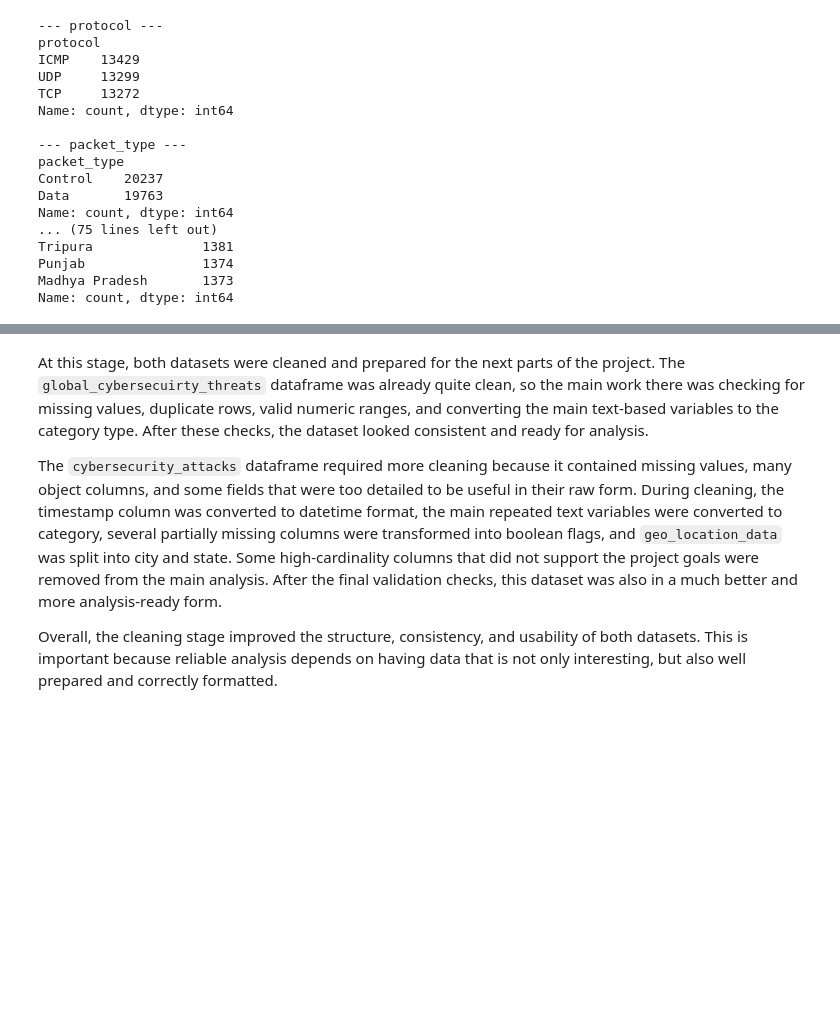
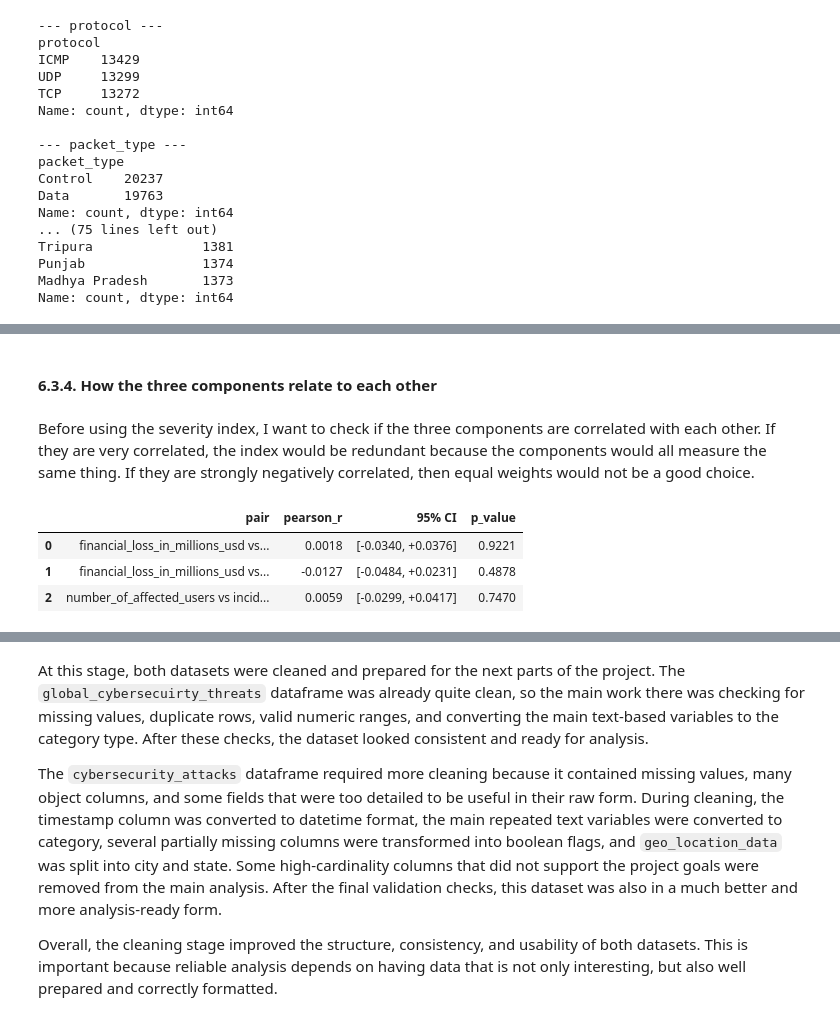
Before and after one commit to AlexanderPanagyurski/cyberattack-severity-analysis, a Jupyter notebook: Drivers of Cyberattack Severity.ipynb, the cells around one changed output, grey strips where cells are left out. Cells and saved outputs as stored; diff of their text form; code cells hidden in the pictures; blank space fills up the shorter version.

```diff
--- a/Drivers of Cyberattack Severity.ipynb
+++ b/Drivers of Cyberattack Severity.ipynb
@@ -1198,0 +1327,41 @@ Name: count, dtype: int64
+# %% [markdown]
+#### 6.3.4. How the three components relate to each other
+# %% [markdown]
+Before using the severity index, I want to check if the three components are correlated with each other. If they are very correlated, the index would be redundant because the components would all measure the same thing. If they are strongly negatively correlated, then equal weights would not be a good choice.
+# %%
+# Pearson correlations between the three severity components, with 95% confidence intervals
+def correlation_with_ci(x, y):
+    """Pearson correlation with Fisher-z 95% confidence interval."""
+    x, y = np.asarray(x), np.asarray(y)
+    r, p = pearsonr(x, y)
+    n = len(x)
+    z = np.arctanh(r)
+    se = 1 / np.sqrt(n - 3)
+    lo, hi = np.tanh(z - 1.96 * se), np.tanh(z + 1.96 * se)
+    return r, p, lo, hi
+
+components = [
+    'financial_loss_in_millions_usd',
+    'number_of_affected_users',
+    'incident_resolution_time_in_hours'
+]
+rows = []
+for i, a in enumerate(components):
+    for b in components[i+1:]:
+        r, p, lo, hi = correlation_with_ci(
+            global_cybersecuirty_threats[a],
+            global_cybersecuirty_threats[b]
+        )
+        rows.append({
+            'pair': f'{a} vs {b}',
+            'pearson_r': round(r, 4),
+            '95% CI': f'[{lo:+.4f}, {hi:+.4f}]',
+            'p_value': round(p, 4)
+        })
+
+pd.DataFrame(rows)
+# %% [output]
+|  | pair | pearson_r | 95% CI | p_value |
+| 0 | financial_loss_in_millions_usd vs... | 0.0018 | [-0.0340, +0.0376] | 0.9221 |
+| 1 | financial_loss_in_millions_usd vs... | -0.0127 | [-0.0484, +0.0231] | 0.4878 |
+| 2 | number_of_affected_users vs incid... | 0.0059 | [-0.0299, +0.0417] | 0.7470 |
```
Also changed, not shown: parts of 14 cells of this notebook.
